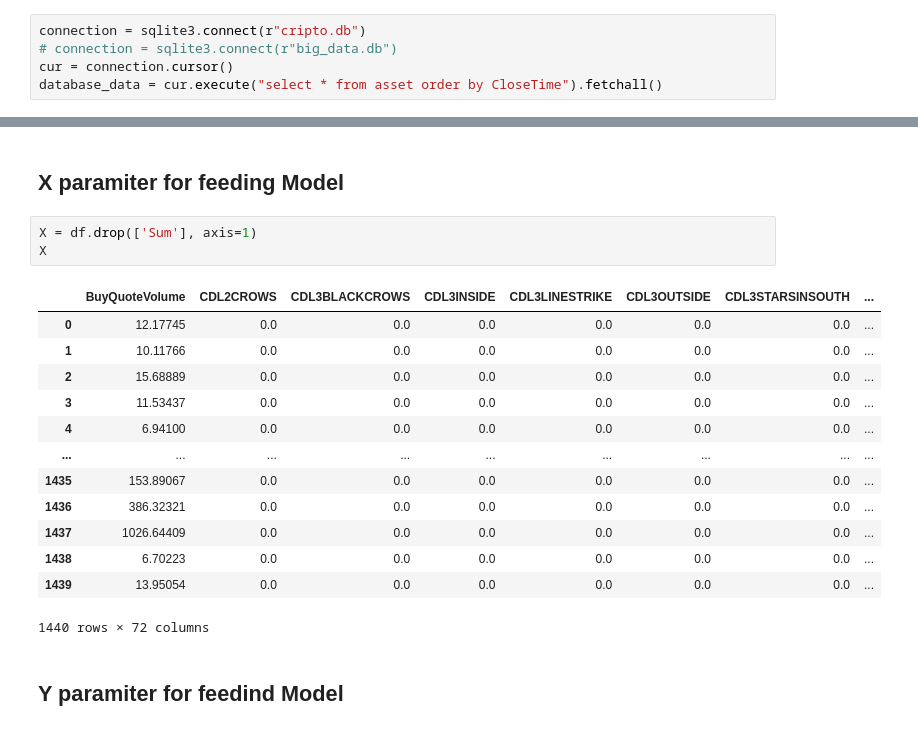
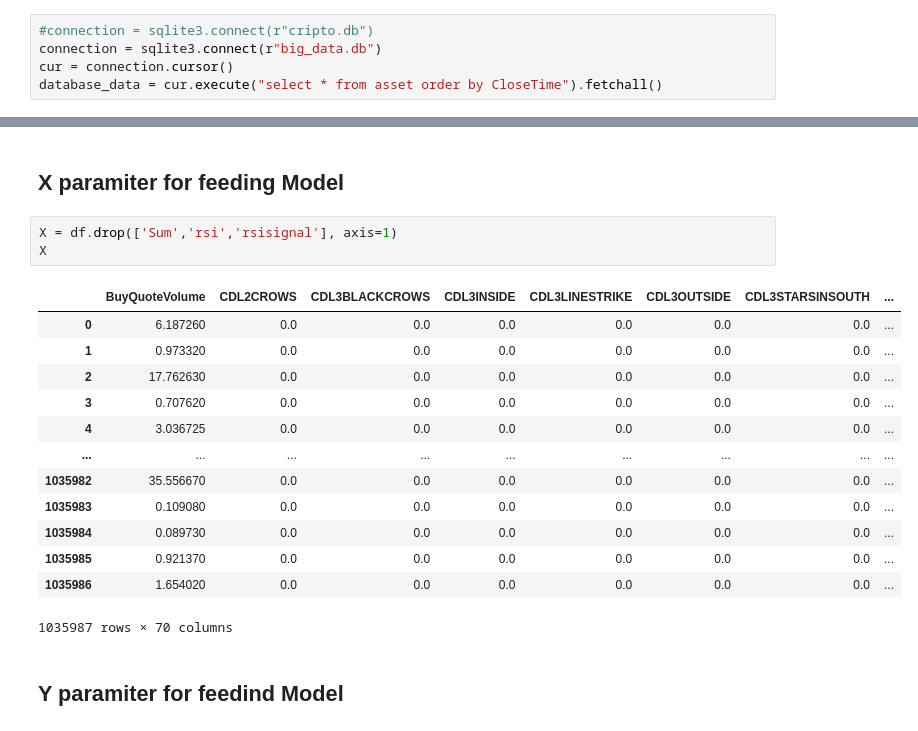
Before and after one commit to sushen/TradingAi, a Jupyter notebook: AiResearch.ipynb, the cells around one changed output, grey strips where cells are left out. Cells and saved outputs as stored; diff of their text form.

```diff
--- a/AiResearch.ipynb
+++ b/AiResearch.ipynb
@@ -11,8 +11,8 @@ import numpy as np
 # %% [markdown]
 ## Database Connection
 # %%
-connection = sqlite3.connect(r"cripto.db")
-# connection = sqlite3.connect(r"big_data.db")
+#connection = sqlite3.connect(r"cripto.db")
+connection = sqlite3.connect(r"big_data.db")
 cur = connection.cursor()
 database_data = cur.execute("select * from asset order by CloseTime").fetchall()
 # %% [markdown]
@@ -532,22 +524,22 @@ Length: 1440, dtype: int64
 # %% [markdown]
 ## X paramiter for feeding Model
 # %%
-X = df.drop(['Sum'], axis=1)
+X = df.drop(['Sum','rsi','rsisignal'], axis=1)
 X
 # %% [output]
 |  | BuyQuoteVolume | CDL2CROWS | CDL3BLACKCROWS | CDL3INSIDE | CDL3LINESTRIKE | CDL3OUTSIDE | CDL3STARSINSOUTH | ... |
-| 0 | 12.17745 | 0.0 | 0.0 | 0.0 | 0.0 | 0.0 | 0.0 | ... |
-| 1 | 10.11766 | 0.0 | 0.0 | 0.0 | 0.0 | 0.0 | 0.0 | ... |
-| 2 | 15.68889 | 0.0 | 0.0 | 0.0 | 0.0 | 0.0 | 0.0 | ... |
-| 3 | 11.53437 | 0.0 | 0.0 | 0.0 | 0.0 | 0.0 | 0.0 | ... |
-| 4 | 6.94100 | 0.0 | 0.0 | 0.0 | 0.0 | 0.0 | 0.0 | ... |
+| 0 | 6.187260 | 0.0 | 0.0 | 0.0 | 0.0 | 0.0 | 0.0 | ... |
+| 1 | 0.973320 | 0.0 | 0.0 | 0.0 | 0.0 | 0.0 | 0.0 | ... |
+| 2 | 17.762630 | 0.0 | 0.0 | 0.0 | 0.0 | 0.0 | 0.0 | ... |
+| 3 | 0.707620 | 0.0 | 0.0 | 0.0 | 0.0 | 0.0 | 0.0 | ... |
+| 4 | 3.036725 | 0.0 | 0.0 | 0.0 | 0.0 | 0.0 | 0.0 | ... |
 | ... | ... | ... | ... | ... | ... | ... | ... | ... |
-| 1435 | 153.89067 | 0.0 | 0.0 | 0.0 | 0.0 | 0.0 | 0.0 | ... |
-| 1436 | 386.32321 | 0.0 | 0.0 | 0.0 | 0.0 | 0.0 | 0.0 | ... |
-| 1437 | 1026.64409 | 0.0 | 0.0 | 0.0 | 0.0 | 0.0 | 0.0 | ... |
-| 1438 | 6.70223 | 0.0 | 0.0 | 0.0 | 0.0 | 0.0 | 0.0 | ... |
-| 1439 | 13.95054 | 0.0 | 0.0 | 0.0 | 0.0 | 0.0 | 0.0 | ... |
+| 1035982 | 35.556670 | 0.0 | 0.0 | 0.0 | 0.0 | 0.0 | 0.0 | ... |
+| 1035983 | 0.109080 | 0.0 | 0.0 | 0.0 | 0.0 | 0.0 | 0.0 | ... |
+| 1035984 | 0.089730 | 0.0 | 0.0 | 0.0 | 0.0 | 0.0 | 0.0 | ... |
+| 1035985 | 0.921370 | 0.0 | 0.0 | 0.0 | 0.0 | 0.0 | 0.0 | ... |
+| 1035986 | 1.654020 | 0.0 | 0.0 | 0.0 | 0.0 | 0.0 | 0.0 | ... |
-1440 rows × 72 columns
+1035987 rows × 70 columns
 # %% [markdown]
 ## Y paramiter for feedind Model
 # %%
```
Also changed, not shown: parts of 14 cells of this notebook, 5 other files.
